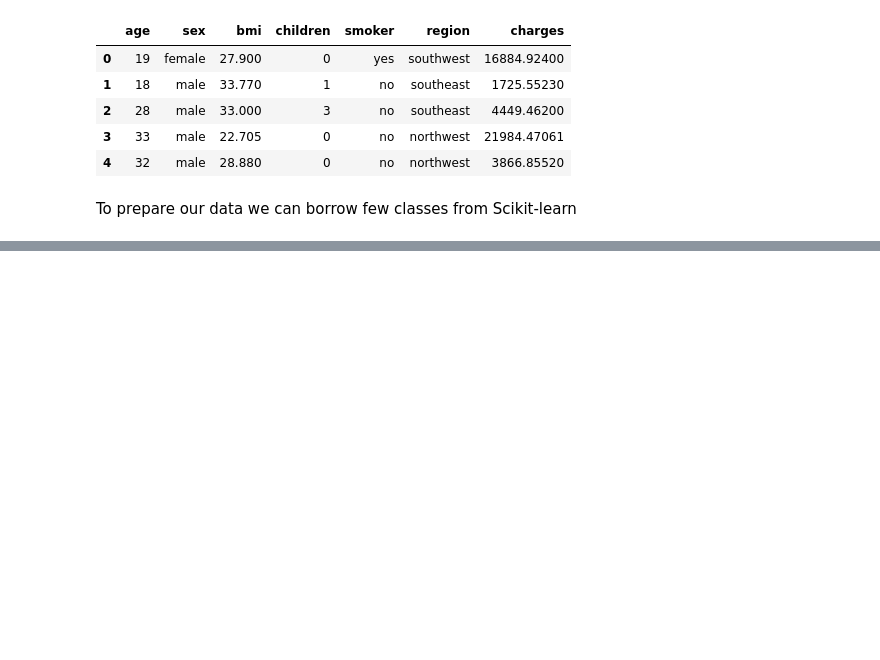
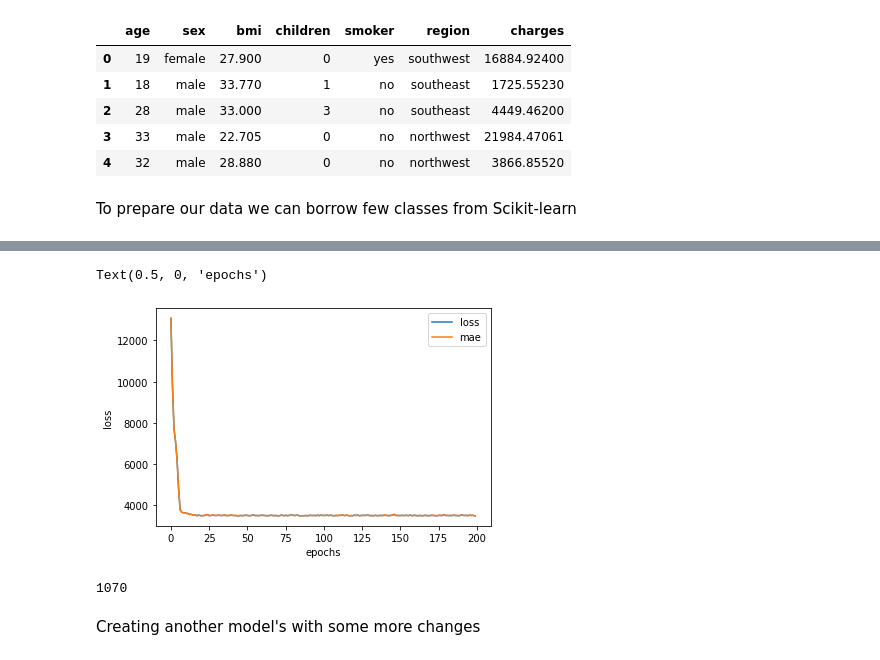
Before and after one commit to ashikshafi08/Learning_Tensorflow, a Jupyter notebook: Notebooks/01_Neural_Network_Regression_with_Tensorflow.ipynb, the cells around one changed output, grey strips where cells are left out. Drawn from its saved outputs; the diff is of its cells as text; code cells hidden in the pictures; blank space fills up the shorter version.

```diff
--- a/Notebooks/01_Neural_Network_Regression_with_Tensorflow.ipynb
+++ b/Notebooks/01_Neural_Network_Regression_with_Tensorflow.ipynb
@@ -1614,0 +1694,18 @@ X_train_normal = ct.transform(X_train)
+# %%
+# Setting the random seed
+tf.random.set_seed(42)
+
+# Creating a model
+insurance_model_2 = tf.keras.Sequential([
+    tf.keras.layers.Dense(100),
+    tf.keras.layers.Dense(25) ,
+    tf.keras.layers.Dense(1)
+])
+
+# Compile the model
+insurance_model_2.compile(loss = tf.keras.losses.mae ,
+                          optimizer = tf.keras.optimizers.Adam(learning_rate=0.01) ,
+                          metrics = ['mae'])
+
+# Fitting the model for more epochs
+history = insurance_model_2.fit(X_train_normal , y_train , epochs = 200 , verbose = 0)
@@ -1614,0 +1718,14 @@ X_train_normal = ct.transform(X_train)
+# %%
+# Plotting the loss curve
+pd.DataFrame(history.history).plot()
+plt.ylabel('loss')
+plt.xlabel('epochs')
+# %% [output]
+Text(0.5, 0, 'epochs')
+[figure, added]
+# %%
+ X_train_normal.shape[0]
+# %% [output]
+1070
+# %% [markdown]
+Creating another model's with some more changes
```
Also changed, not shown: parts of 37 cells of this notebook.
